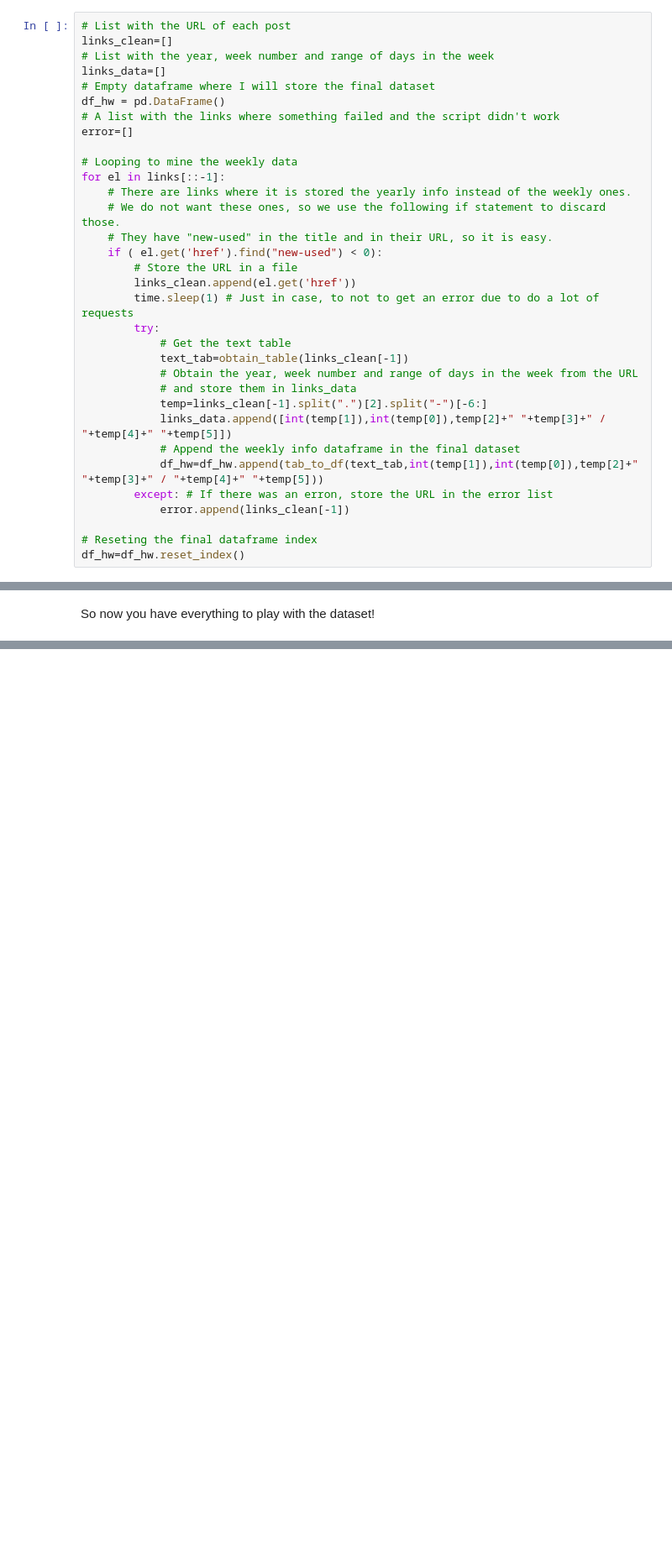
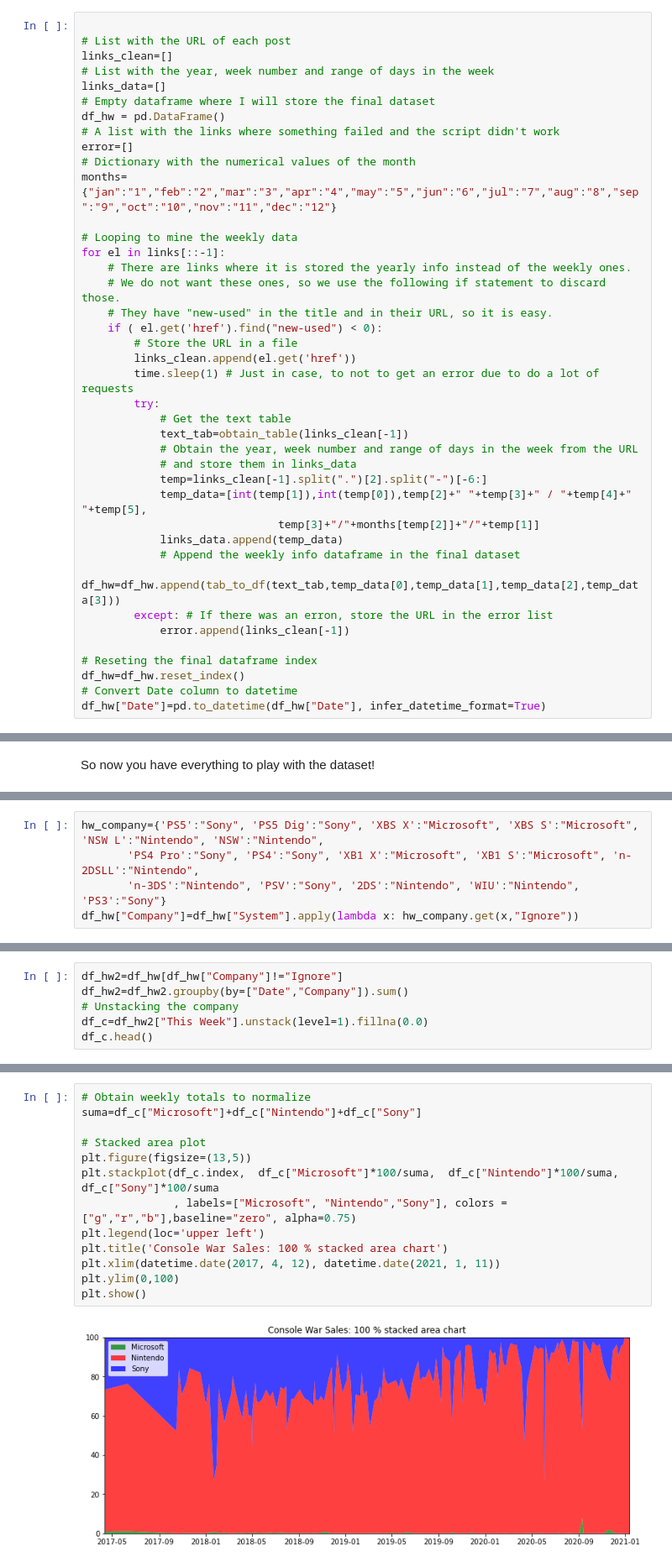
Before and after one commit to nachordo/vg_jp_sales, a Jupyter notebook: sales-vg-hw.ipynb, the cells around one changed output, grey strips where cells are left out. Shown at 84% size. Drawn from its saved outputs; the diff is of its cells as text; blank space fills up the shorter version.

Commit message:
Finished some examples with the dataset to show

```diff
--- a/sales-vg-hw.ipynb
+++ b/sales-vg-hw.ipynb
@@ -134,6 +135,7 @@ links=soup.findAll("a", {"class": "link link--internal"})
 # %% [markdown]
 Ok, so lets build the final loop to obtain the dataset.
 # %%
+
 # List with the URL of each post
 links_clean=[]
 # List with the year, week number and range of days in the week
@@ -142,6 +144,8 @@ links_data=[]
 df_hw = pd.DataFrame()
 # A list with the links where something failed and the script didn't work
 error=[]
+# Dictionary with the numerical values of the month
+months={"jan":"1","feb":"2","mar":"3","apr":"4","may":"5","jun":"6","jul":"7","aug":"8","sep":"9","oct":"10","nov":"11","dec":"12"}
 
 # Looping to mine the weekly data
 for el in links[::-1]:
@@ -158,14 +162,18 @@ for el in links[::-1]:
             # Obtain the year, week number and range of days in the week from the URL
             # and store them in links_data
             temp=links_clean[-1].split(".")[2].split("-")[-6:]
-            links_data.append([int(temp[1]),int(temp[0]),temp[2]+" "+temp[3]+" / "+temp[4]+" "+temp[5]])
+            temp_data=[int(temp[1]),int(temp[0]),temp[2]+" "+temp[3]+" / "+temp[4]+" "+temp[5],
+                              temp[3]+"/"+months[temp[2]]+"/"+temp[1]]
+            links_data.append(temp_data)
             # Append the weekly info dataframe in the final dataset
-            df_hw=df_hw.append(tab_to_df(text_tab,int(temp[1]),int(temp[0]),temp[2]+" "+temp[3]+" / "+temp[4]+" "+temp[5]))
+            df_hw=df_hw.append(tab_to_df(text_tab,temp_data[0],temp_data[1],temp_data[2],temp_data[3]))
         except: # If there was an erron, store the URL in the error list
             error.append(links_clean[-1])
 
 # Reseting the final dataframe index
 df_hw=df_hw.reset_index()
+# Convert Date column to datetime
+df_hw["Date"]=pd.to_datetime(df_hw["Date"], infer_datetime_format=True)
 # %% [markdown]
 Let's see how it looks...
 # %%
@@ -209,0 +232,5 @@ So now you have everything to play with the dataset!
+# %%
+hw_company={'PS5':"Sony", 'PS5 Dig':"Sony", 'XBS X':"Microsoft", 'XBS S':"Microsoft", 'NSW L':"Nintendo", 'NSW':"Nintendo",
+       'PS4 Pro':"Sony", 'PS4':"Sony", 'XB1 X':"Microsoft", 'XB1 S':"Microsoft", 'n-2DSLL':"Nintendo",
+       'n-3DS':"Nintendo", 'PSV':"Sony", '2DS':"Nintendo", 'WIU':"Nintendo", 'PS3':"Sony"}
+df_hw["Company"]=df_hw["System"].apply(lambda x: hw_company.get(x,"Ignore"))
@@ -209,0 +239,6 @@ So now you have everything to play with the dataset!
+# %%
+df_hw2=df_hw[df_hw["Company"]!="Ignore"]
+df_hw2=df_hw2.groupby(by=["Date","Company"]).sum()
+# Unstacking the company
+df_c=df_hw2["This Week"].unstack(level=1).fillna(0.0)
+df_c.head()
@@ -209,0 +255,15 @@ So now you have everything to play with the dataset!
+# %%
+# Obtain weekly totals to normalize
+suma=df_c["Microsoft"]+df_c["Nintendo"]+df_c["Sony"]
+
+# Stacked area plot
+plt.figure(figsize=(13,5))
+plt.stackplot(df_c.index,  df_c["Microsoft"]*100/suma,  df_c["Nintendo"]*100/suma,  df_c["Sony"]*100/suma
+              , labels=["Microsoft", "Nintendo","Sony"], colors = ["g","r","b"],baseline="zero", alpha=0.75)
+plt.legend(loc='upper left')
+plt.title('Console War Sales: 100 % stacked area chart')
+plt.xlim(datetime.date(2017, 4, 12), datetime.date(2021, 1, 11))
+plt.ylim(0,100)
+plt.show()
+# %% [output]
+[figure, added]
```
Also changed, not shown: parts of 9 cells of this notebook, 1 other file.
